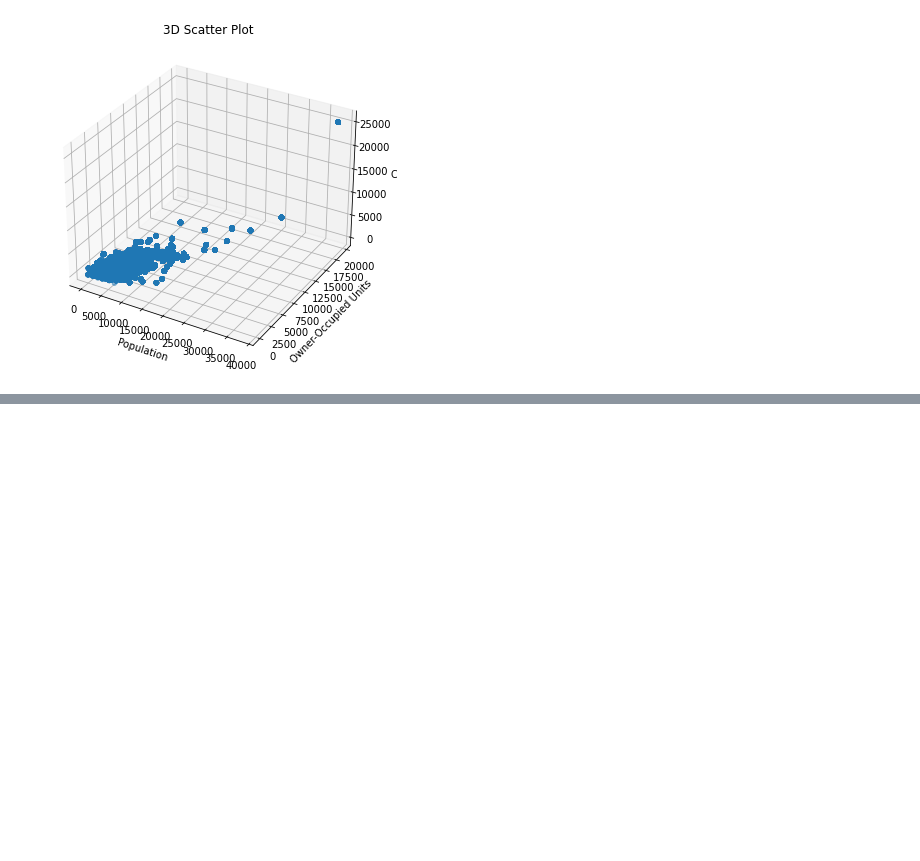
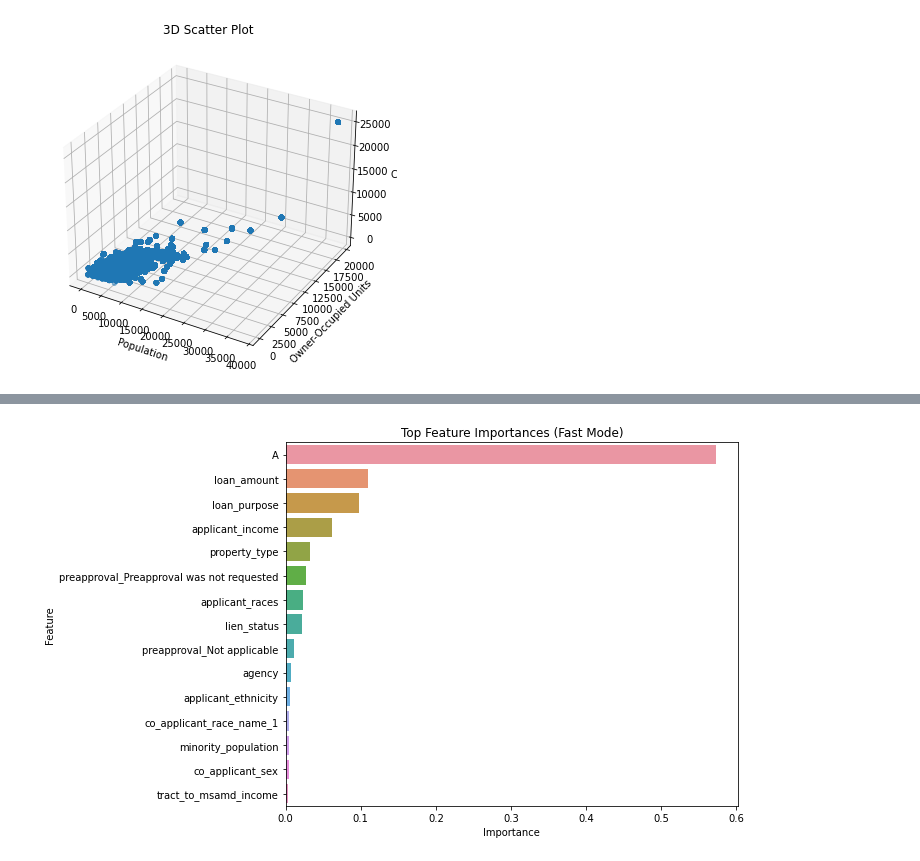
Before and after one commit to yoav-ro/TAU-HIGHTECH, a Jupyter notebook: Year 2/Machine learning/Project/ML_project.ipynb, the cells around one changed output, grey strips where cells are left out. Cells and saved outputs as stored; diff of their text form; code cells hidden in the pictures; blank space fills up the shorter version.

```diff
--- a/Year 2/Machine learning/Project/ML_project.ipynb
+++ b/Year 2/Machine learning/Project/ML_project.ipynb
@@ -152,0 +223,7 @@ plt.show()
+# %%
+# Unifind same meaning features into a list:
+def unify_to_list(df, features_list, unified_feature_name):
+    df[unified_feature_name] = df[features_list].values.tolist()
+    df[unified_feature_name] = df[unified_feature_name].apply(
+        lambda row: sorted(set(str(s) for s in row if pd.notna(s)))
+    )
@@ -152,0 +318,8 @@ plt.show()
+# %%
+# Unify races data to a single feature
+def unify_races(df):
+    unify_to_list(
+    df,
+    ["applicant_race_name_1", "applicant_race_name_2", "applicant_race_name_3"],
+    "applicant_races",
+)
@@ -152,0 +365,3 @@ plt.show()
+# %%
+#Apply our data manipulation on the train data:
+preprocessor=manipulate_df(dev_train_data)
@@ -152,0 +388,71 @@ plt.show()
+# %%
+#Applying Random Forest model
+# Separate features and label
+y = dev_train_data["label_encoded"]
+X = dev_train_data.drop(
+    columns=[
+        "label",
+        "label_encoded",
+        "ID",  # Removing ID to prevent data leakage
+        "population",  # Already merged into combined_feature
+        "number_of_owner_occupied_units",  # Already merged into combined_feature
+        "C",  # Already merged into combined_feature
+        #    'applicant_sex',  #Combined into combined_sex
+        #   'co_applicant_sex',  #Combined into combined_sex
+        "county",  # Combined into location_group
+        "msamd",  # Combined into location_group
+        "applicant_race_name_1",  # Unified into applicant_races
+        "applicant_race_name_2",  # Unified into applicant_races
+        "applicant_race_name_3",  # Unified into applicant_races
+    ]
+)
+# Use a smaller, faster model
+pipeline = Pipeline(
+    [
+        ("preprocess", preprocessor),
+        ("impute", SimpleImputer(strategy="median")),  # must be before scale
+        ("scale", StandardScaler(with_mean=False)),
+        ("clf", RandomForestClassifier(n_estimators=20, max_depth=6, random_state=0)),
+    ]
+)
+
+# Fit the pipeline
+X_transformed = pipeline.named_steps["preprocess"].fit_transform(X)
+X_imputed = pipeline.named_steps["impute"].fit_transform(X_transformed)
+X_scaled = pipeline.named_steps["scale"].fit_transform(X_imputed)
+pipeline.named_steps["clf"].fit(X_scaled, y)
+
+# Get feature names after encoding
+onehot_features = ["owner_occupancy", "preapproval"]
+encoded_columns = (
+    pipeline.named_steps["preprocess"]
+    .named_transformers_["cat"]
+    .get_feature_names_out(onehot_features)
+)
+other_columns = [col for col in X.columns if col not in onehot_features]
+all_feature_names = list(encoded_columns) + other_columns
+
+# Truncate in case of mismatches
+min_len = min(
+    len(all_feature_names), len(pipeline.named_steps["clf"].feature_importances_)
+)
+
+# Get feature importances
+importances = pipeline.named_steps["clf"].feature_importances_[:min_len]
+importance_df = (
+    pd.DataFrame({"Feature": all_feature_names[:min_len], "Importance": importances})
+    .sort_values(by="Importance", ascending=False)
+    .reset_index(drop=True)
+)
+
+# Plot top 15 only
+plt.figure(figsize=(10, 6))
+sns.barplot(x="Importance", y="Feature", data=importance_df.head(15))
+plt.title("Top Feature Importances (Fast Mode)")
+plt.tight_layout()
+plt.show()
+
+# Show top features
+importance_df.head(20)
+# %% [output]
+[figure, added]
```
Also changed, not shown: parts of 23 cells of this notebook.
